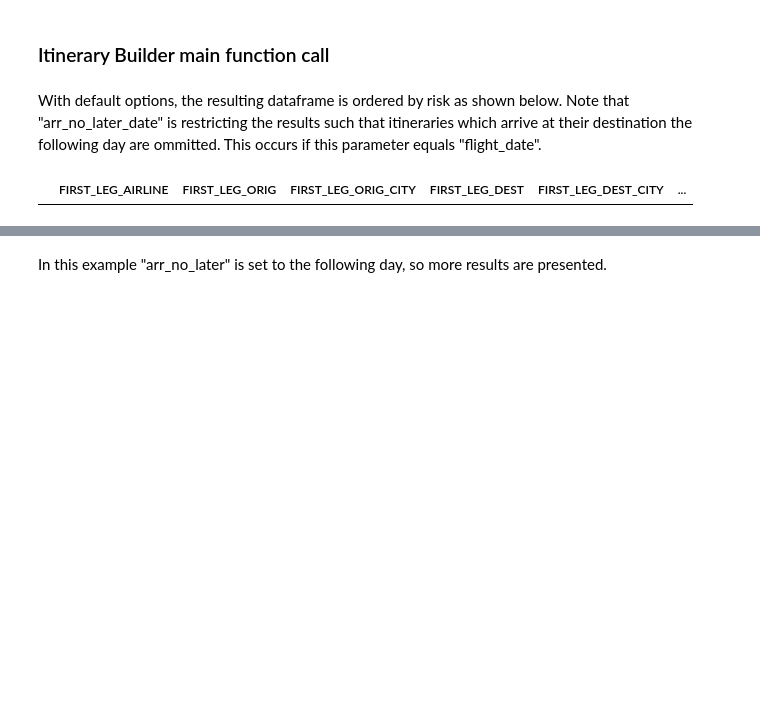
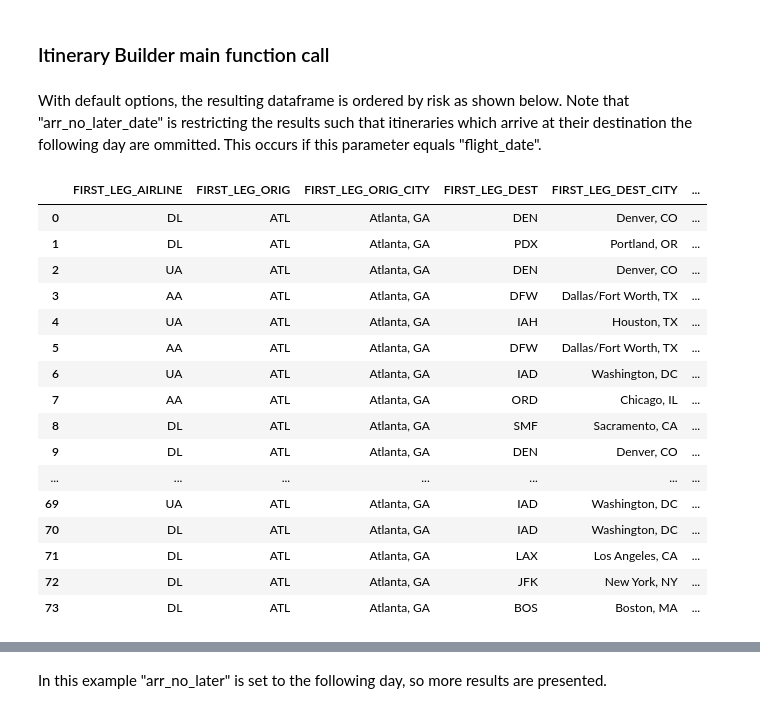
Before and after one commit to jshipway/gatech-cse6242-spring2023-project, a Jupyter notebook: dataManagement/Itinerary Builder POC.ipynb, the cells around one changed output, grey strips where cells are left out. Saved outputs shown, nothing was run; the diff lists cells and outputs as text; code cells hidden in the pictures; blank space fills up the shorter version.

```diff
--- a/dataManagement/Itinerary Builder POC.ipynb
+++ b/dataManagement/Itinerary Builder POC.ipynb
@@ -20,15 +20,32 @@ With default options, the resulting dataframe is ordered by risk as shown below.
 # %%
 origin = 'ATL'
 destination = 'SEA'
-flight_date = '12/3/2019'
+flight_date = '12/1/2019'
 
 dne = '700'
 dnl = '1000'
 ane = '1'
 anl = '2000'
 tc = 45
-arr_no_later_date = '12/3/2019'
+ane_date = '12/1/2019'
+anl_date = '12/2/2019'
 
-df = itineraryBuilder('faa_2019_12', origin, destination, flight_date, arr_no_later_date, tc, dne, dnl, ane, anl); df.head(10)
+df = itineraryBuilder('faa_2019_12', origin, destination, flight_date, ane_date, anl_date, tc, dne, dnl, ane, anl); df
 # %% [output]
 |  | FIRST_LEG_AIRLINE | FIRST_LEG_ORIG | FIRST_LEG_ORIG_CITY | FIRST_LEG_DEST | FIRST_LEG_DEST_CITY | ... |
+| 0 | DL | ATL | Atlanta, GA | DEN | Denver, CO | ... |
+| 1 | DL | ATL | Atlanta, GA | PDX | Portland, OR | ... |
+| 2 | UA | ATL | Atlanta, GA | DEN | Denver, CO | ... |
+| 3 | AA | ATL | Atlanta, GA | DFW | Dallas/Fort Worth, TX | ... |
+| 4 | UA | ATL | Atlanta, GA | IAH | Houston, TX | ... |
+| 5 | AA | ATL | Atlanta, GA | DFW | Dallas/Fort Worth, TX | ... |
+| 6 | UA | ATL | Atlanta, GA | IAD | Washington, DC | ... |
+| 7 | AA | ATL | Atlanta, GA | ORD | Chicago, IL | ... |
+| 8 | DL | ATL | Atlanta, GA | SMF | Sacramento, CA | ... |
+| 9 | DL | ATL | Atlanta, GA | DEN | Denver, CO | ... |
+| ... | ... | ... | ... | ... | ... | ... |
+| 69 | UA | ATL | Atlanta, GA | IAD | Washington, DC | ... |
+| 70 | DL | ATL | Atlanta, GA | IAD | Washington, DC | ... |
+| 71 | DL | ATL | Atlanta, GA | LAX | Los Angeles, CA | ... |
+| 72 | DL | ATL | Atlanta, GA | JFK | New York, NY | ... |
+| 73 | DL | ATL | Atlanta, GA | BOS | Boston, MA | ... |
```
Also changed, not shown: parts of 5 cells of this notebook, 2 other files.
